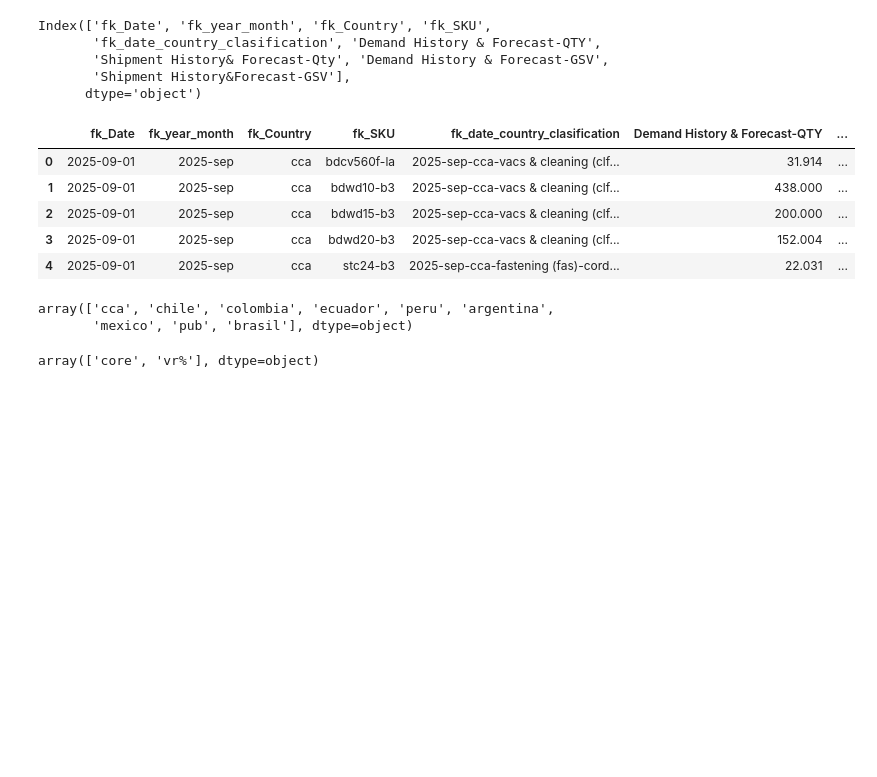
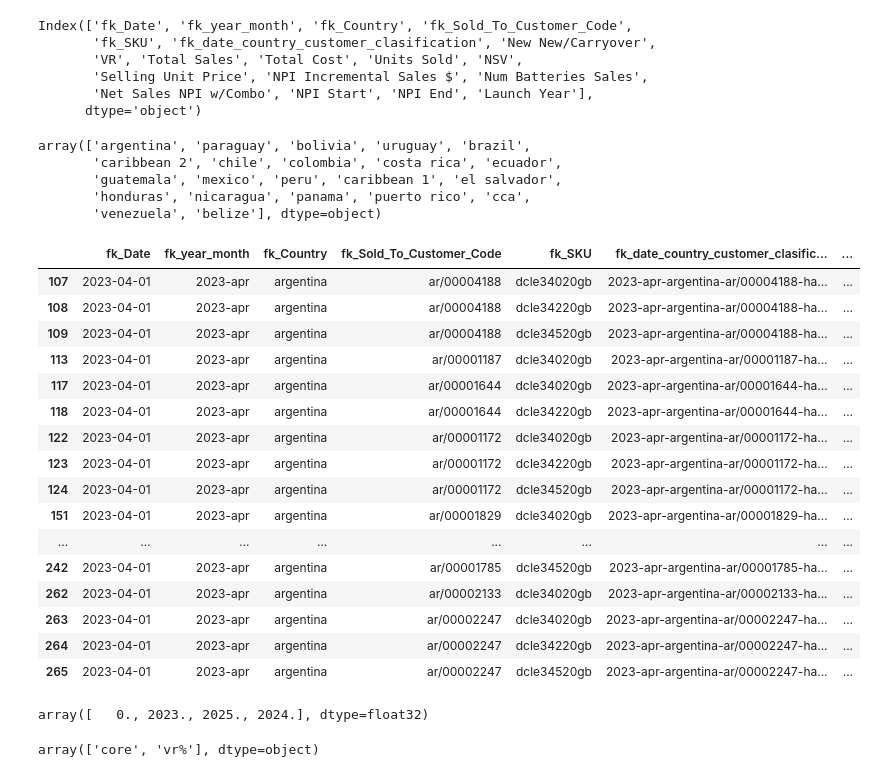
Before and after one commit to snmSebastian/Marketing_Analytics_ETL, a Jupyter notebook: prueba.ipynb, the cells around one changed output. Saved outputs shown, nothing was run; the diff lists cells and outputs as text; code cells hidden in the pictures; blank space fills up the shorter version.

```diff
--- a/prueba.ipynb
+++ b/prueba.ipynb
@@ -1,30 +1,49 @@
 # %%
 import pandas as pd
-path=r'C:\Users\SSN0609\Stanley Black & Decker\Latin America - Regional Marketing - Marketing Analytics\Data\Processed-Dataflow\Demand\demand_2025-sep.parquet'
+path=r'C:\Users\SSN0609\Stanley Black & Decker\Latin America - Regional Marketing - Marketing Analytics\Data\Raw\Sales\Historic\prueba\sales_2023-apr.parquet'
 #path=r'C:\Users\SSN0609\Stanley Black & Decker\Latin America - Regional Marketing - Marketing Analytics\Data\Raw\Sales\Historic\sales_2025-sep.parquet'
 df=pd.read_parquet(path)
 #df=pd.read_parquet(path)
 df.columns
 # %% [output]
-Index(['fk_Date', 'fk_year_month', 'fk_Country', 'fk_SKU',
-       'fk_date_country_clasification', 'Demand History & Forecast-QTY',
-       'Shipment History& Forecast-Qty', 'Demand History & Forecast-GSV',
-       'Shipment History&Forecast-GSV'],
+Index(['fk_Date', 'fk_year_month', 'fk_Country', 'fk_Sold_To_Customer_Code',
+       'fk_SKU', 'fk_date_country_customer_clasification', 'New New/Carryover',
+       'VR', 'Total Sales', 'Total Cost', 'Units Sold', 'NSV',
+       'Selling Unit Price', 'NPI Incremental Sales $', 'Num Batteries Sales',
+       'Net Sales NPI w/Combo', 'NPI Start', 'NPI End', 'Launch Year'],
       dtype='object')
+# %%
+df['fk_Country'].unique()
+# %% [output]
+array(['argentina', 'paraguay', 'bolivia', 'uruguay', 'brazil',
+       'caribbean 2', 'chile', 'colombia', 'costa rica', 'ecuador',
+       'guatemala', 'mexico', 'peru', 'caribbean 1', 'el salvador',
+       'honduras', 'nicaragua', 'panama', 'puerto rico', 'cca',
+       'venezuela', 'belize'], dtype=object)
 # %%
-df.head(5)
+df[df['NPI Start'].astype(int)>0].head(50)
 # %% [output]
-|  | fk_Date | fk_year_month | fk_Country | fk_SKU | fk_date_country_clasification | Demand History & Forecast-QTY | ... |
-| 0 | 2025-09-01 | 2025-sep | cca | bdcv560f-la | 2025-sep-cca-vacs & cleaning (clf... | 31.914 | ... |
-| 1 | 2025-09-01 | 2025-sep | cca | bdwd10-b3 | 2025-sep-cca-vacs & cleaning (clf... | 438.000 | ... |
-| 2 | 2025-09-01 | 2025-sep | cca | bdwd15-b3 | 2025-sep-cca-vacs & cleaning (clf... | 200.000 | ... |
-| 3 | 2025-09-01 | 2025-sep | cca | bdwd20-b3 | 2025-sep-cca-vacs & cleaning (clf... | 152.004 | ... |
-| 4 | 2025-09-01 | 2025-sep | cca | stc24-b3 | 2025-sep-cca-fastening (fas)-cord... | 22.031 | ... |
+|  | fk_Date | fk_year_month | fk_Country | fk_Sold_To_Customer_Code | fk_SKU | fk_date_country_customer_clasific... | ... |
+| 107 | 2023-04-01 | 2023-apr | argentina | ar/00004188 | dcle34020gb | 2023-apr-argentina-ar/00004188-ha... | ... |
+| 108 | 2023-04-01 | 2023-apr | argentina | ar/00004188 | dcle34220gb | 2023-apr-argentina-ar/00004188-ha... | ... |
+| 109 | 2023-04-01 | 2023-apr | argentina | ar/00004188 | dcle34520gb | 2023-apr-argentina-ar/00004188-ha... | ... |
+| 113 | 2023-04-01 | 2023-apr | argentina | ar/00001187 | dcle34020gb | 2023-apr-argentina-ar/00001187-ha... | ... |
+| 117 | 2023-04-01 | 2023-apr | argentina | ar/00001644 | dcle34020gb | 2023-apr-argentina-ar/00001644-ha... | ... |
+| 118 | 2023-04-01 | 2023-apr | argentina | ar/00001644 | dcle34220gb | 2023-apr-argentina-ar/00001644-ha... | ... |
+| 122 | 2023-04-01 | 2023-apr | argentina | ar/00001172 | dcle34020gb | 2023-apr-argentina-ar/00001172-ha... | ... |
+| 123 | 2023-04-01 | 2023-apr | argentina | ar/00001172 | dcle34220gb | 2023-apr-argentina-ar/00001172-ha... | ... |
+| 124 | 2023-04-01 | 2023-apr | argentina | ar/00001172 | dcle34520gb | 2023-apr-argentina-ar/00001172-ha... | ... |
+| 151 | 2023-04-01 | 2023-apr | argentina | ar/00001829 | dcle34020gb | 2023-apr-argentina-ar/00001829-ha... | ... |
+| ... | ... | ... | ... | ... | ... | ... | ... |
+| 242 | 2023-04-01 | 2023-apr | argentina | ar/00001785 | dcle34520gb | 2023-apr-argentina-ar/00001785-ha... | ... |
+| 262 | 2023-04-01 | 2023-apr | argentina | ar/00002133 | dcle34020gb | 2023-apr-argentina-ar/00002133-ha... | ... |
+| 263 | 2023-04-01 | 2023-apr | argentina | ar/00002247 | dcle34020gb | 2023-apr-argentina-ar/00002247-ha... | ... |
+| 264 | 2023-04-01 | 2023-apr | argentina | ar/00002247 | dcle34220gb | 2023-apr-argentina-ar/00002247-ha... | ... |
+| 265 | 2023-04-01 | 2023-apr | argentina | ar/00002247 | dcle34520gb | 2023-apr-argentina-ar/00002247-ha... | ... |
 # %%
-df['fk_Country'].unique()
+df['NPI Start'].unique()
 # %% [output]
-array(['cca', 'chile', 'colombia', 'ecuador', 'peru', 'argentina',
-       'mexico', 'pub', 'brasil'], dtype=object)
+array([   0., 2023., 2025., 2024.], dtype=float32)
 # %%
 df['VR'].unique()
 # %% [output]
```
Also changed, not shown: 4 other files.
